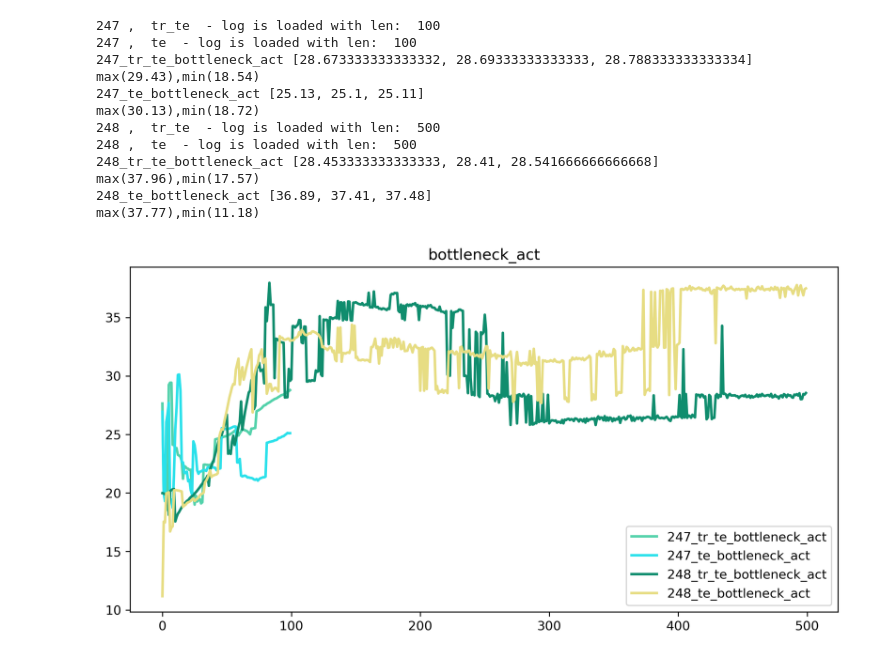
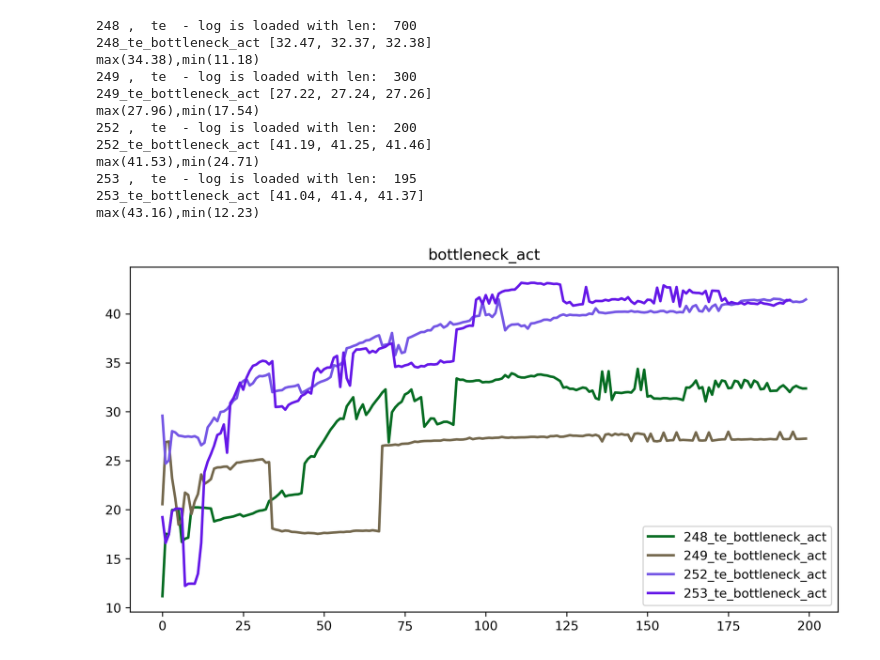
Before and after one commit to dogasiyli-boun/keyhandshapediscovery, a Jupyter notebook: ipynb/plot_cf_compare_FC_cf.ipynb, the cells around one changed output. Cells and saved outputs as stored; diff of their text form; code cells hidden in the pictures.

```diff
--- a/ipynb/plot_cf_compare_FC_cf.ipynb
+++ b/ipynb/plot_cf_compare_FC_cf.ipynb
@@ -16,23 +16,25 @@ import vae_utils as vu
 experiments_folder='/mnt/USB_HDD_1TB/GitHub/keyhandshapediscovery/experiments/FM'
 exp_base_name='exp_conv_ae_simple_is28_cf'
 ae_f_name_base='ae_ft_conv_ae_simple_is28.npy'
+cf_int_arr=np.array([248,249,252,253])
+max_act_ep=200
 # %%
-vu.plot_cf_compare(cf_int_arr=np.array([247,248]),
-                   data_log_keys = ['tr_te','te'], loss_key='bottleneck_act',
-                   max_act_ep=None, legend_loc='lower right',
+vu.plot_cf_compare(cf_int_arr=cf_int_arr,
+                   data_log_keys = ['te'], loss_key='bottleneck_act',
+                   max_act_ep=max_act_ep, legend_loc='lower right',
                    experiments_folder=experiments_folder,
                    exp_base_name=exp_base_name, ae_f_name_base=ae_f_name_base)
 # %% [output]
-247 ,  tr_te  - log is loaded with len:  100
-247 ,  te  - log is loaded with len:  100
-247_tr_te_bottleneck_act [28.673333333333332, 28.69333333333333, 28.788333333333334]
-max(29.43),min(18.54)
-247_te_bottleneck_act [25.13, 25.1, 25.11]
-max(30.13),min(18.72)
-248 ,  tr_te  - log is loaded with len:  500
-248 ,  te  - log is loaded with len:  500
-248_tr_te_bottleneck_act [28.453333333333333, 28.41, 28.541666666666668]
-max(37.96),min(17.57)
-248_te_bottleneck_act [36.89, 37.41, 37.48]
-max(37.77),min(11.18)
+248 ,  te  - log is loaded with len:  700
+248_te_bottleneck_act [32.47, 32.37, 32.38]
+max(34.38),min(11.18)
+249 ,  te  - log is loaded with len:  300
+249_te_bottleneck_act [27.22, 27.24, 27.26]
+max(27.96),min(17.54)
+252 ,  te  - log is loaded with len:  200
+252_te_bottleneck_act [41.19, 41.25, 41.46]
+max(41.53),min(24.71)
+253 ,  te  - log is loaded with len:  195
+253_te_bottleneck_act [41.04, 41.4, 41.37]
+max(43.16),min(12.23)
-[figure, old version]
+[figure, new version]
```
Also changed, not shown: parts of 7 cells of this notebook, 8 other files.
